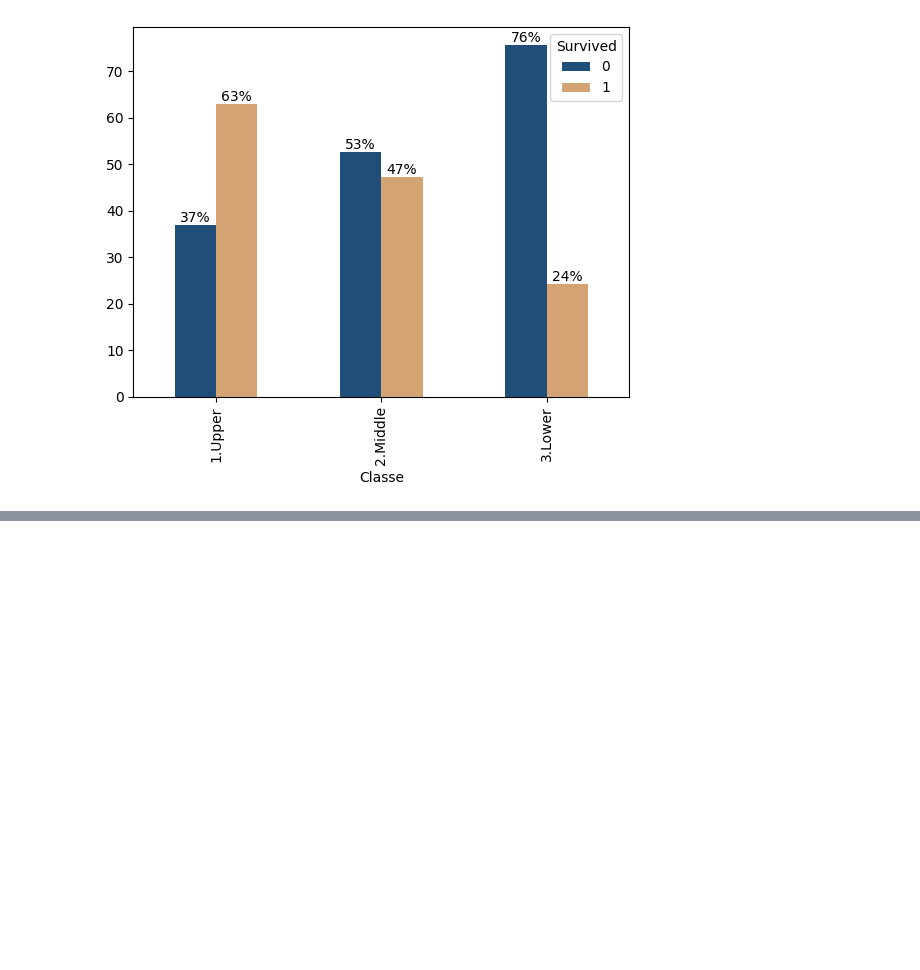
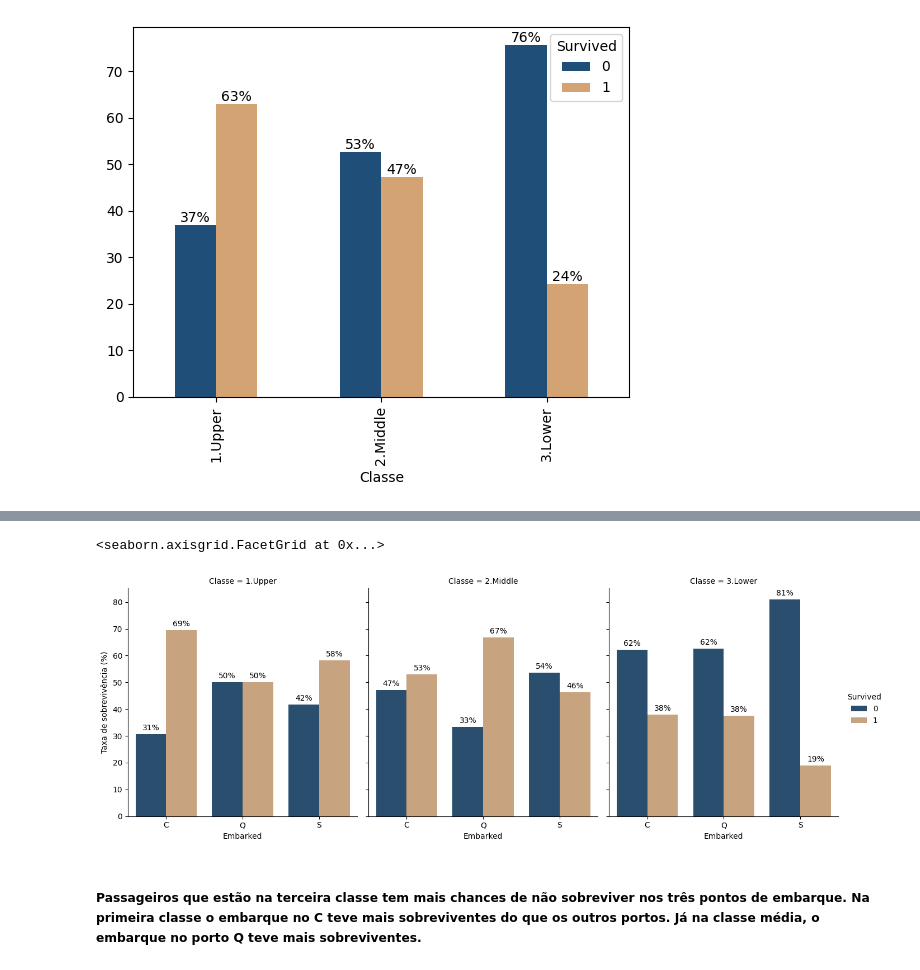
Before and after one commit to essene/titanic_ml_project, a Jupyter notebook: notebooks/0_initial_data_exploration.ipynb, the cells around one changed output, grey strips where cells are left out. Drawn from its saved outputs; the diff is of its cells as text; code cells hidden in the pictures; blank space fills up the shorter version.

```diff
--- a/notebooks/0_initial_data_exploration.ipynb
+++ b/notebooks/0_initial_data_exploration.ipynb
@@ -133,0 +196,3 @@ for container in ax.containers:
+# %%
+emb = pd.crosstab([train_data['Embarked'], train_data['Classe']], train_data['Survived'], normalize='index')*100
+emb
@@ -133,0 +211,5 @@ for container in ax.containers:
+# %%
+emb =emb.reset_index()
+emb =emb.melt(id_vars=['Embarked', 'Classe'],
+                var_name='Survived',
+                value_name='Percentage')
@@ -133,0 +236,23 @@ for container in ax.containers:
+# %%
+g = sns.catplot(
+    data=emb,
+    x='Embarked',
+    y='Percentage',
+    hue='Survived',
+    col='Classe',
+    kind='bar',
+    palette=['#1f4e79', '#d4a373'],
+    height=5,
+    aspect=0.9
+)
+
+for ax in g.axes.flat:
+    for container in ax.containers:
+        ax.bar_label(container, fmt='%.0f%%', padding=3)
+
+g.set_axis_labels("Embarked", "Taxa de sobrevivência (%)")
+# %% [output]
+<seaborn.axisgrid.FacetGrid at 0x...>
+[figure, added]
+# %% [markdown]
+##### Passageiros que estão na terceira classe tem mais chances de não sobreviver nos três pontos de embarque. Na primeira classe o embarque no C teve mais sobreviventes do que os outros portos. Já na classe média, o embarque no porto Q teve mais sobreviventes.
```
Also changed, not shown: parts of 12 cells of this notebook.
